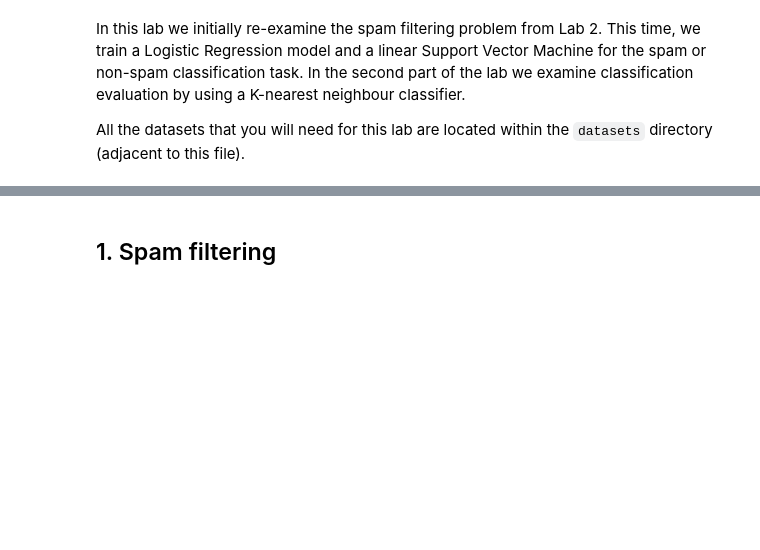
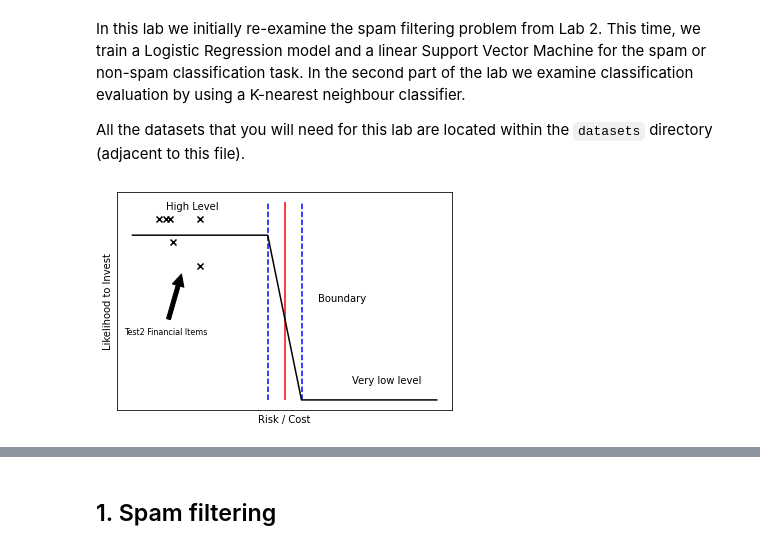
Before and after one commit to SiyuYang-1919/IAML-Lab-Exercises, a Jupyter notebook: SVM/03 - Classification and Evaluation.ipynb, the cells around one changed output, grey strips where cells are left out. Saved outputs shown, nothing was run; the diff lists cells and outputs as text; code cells hidden in the pictures; blank space fills up the shorter version.

```diff
--- a/SVM/03 - Classification and Evaluation.ipynb
+++ b/SVM/03 - Classification and Evaluation.ipynb
@@ -22,3 +22,34 @@ from sklearn.metrics import confusion_matrix, log_loss
 from pandas.api.types import CategoricalDtype
 KNeighboursClassifier = KNeighborsClassifier # For the Brits!
 %matplotlib inline
+# %%
+x = np.arange(0, 10)
+y = [5]*5 + [0]*5
+
+x2 = [0.8, 2, 1.1, 1, 1.2, 2]
+y2 = [5+0.5, 25/7+0.5, 5+0.5, 5+0.5, 30/7+0.5, 5+0.5]
+
+plt.plot(x, y, 'k-')
+plt.scatter(x2, y2, marker='x', color='black')
+
+plt.vlines(x=4.5, ymin=0, ymax=6, colors='red', linestyles='solid')
+plt.vlines(x=4, ymin=0, ymax=6, colors='blue', linestyles='dashed')
+plt.vlines(x=5, ymin=0, ymax=6, colors='blue', linestyles='dashed')
+plt.text(1, 5.8, 'High Level', fontsize=10, color="black")
+plt.text(6.5, 0.5, 'Very low level', fontsize=10, color="black")
+plt.text(5.5, 3, 'Boundary', fontsize=10, color="black")
+plt.annotate('Test2 Financial Items',
+             xy=(1.5, 4),
+             xytext=(1, 2),
+             ha="center",
+             arrowprops=dict(facecolor='black', shrink=0.1),
+             fontsize=8,
+            )
+
+plt.xticks([])
+plt.yticks([])
+plt.xlabel('Risk / Cost')
+plt.ylabel('Likelihood to Invest')
+plt.show()
+# %% [output]
+[figure, added]
```
Also changed, not shown: parts of 38 cells of this notebook, 4 other files.
